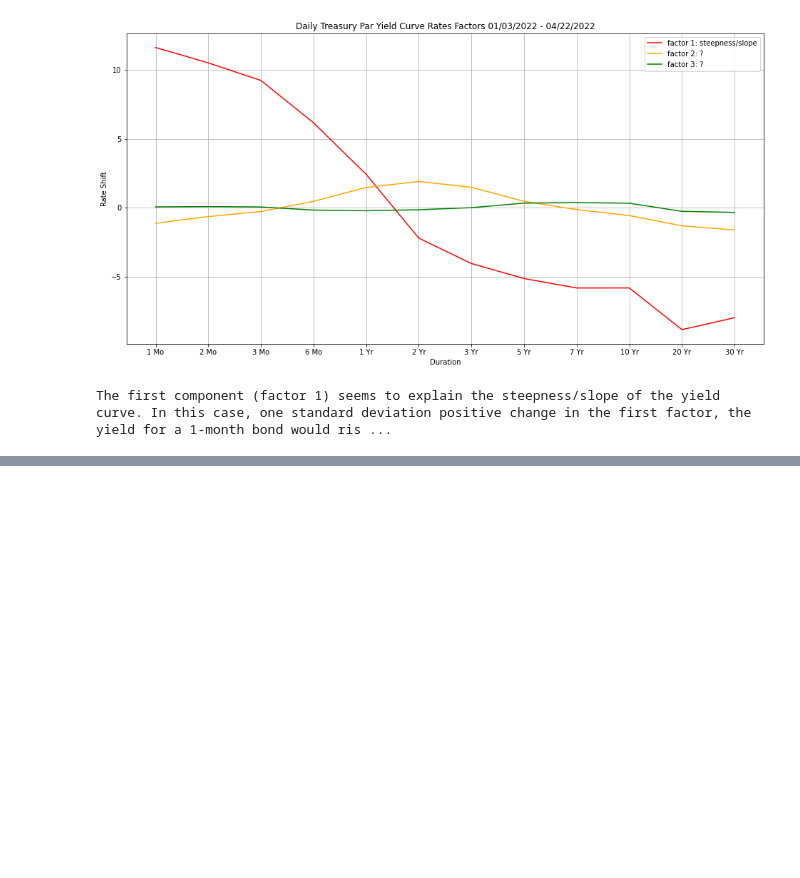
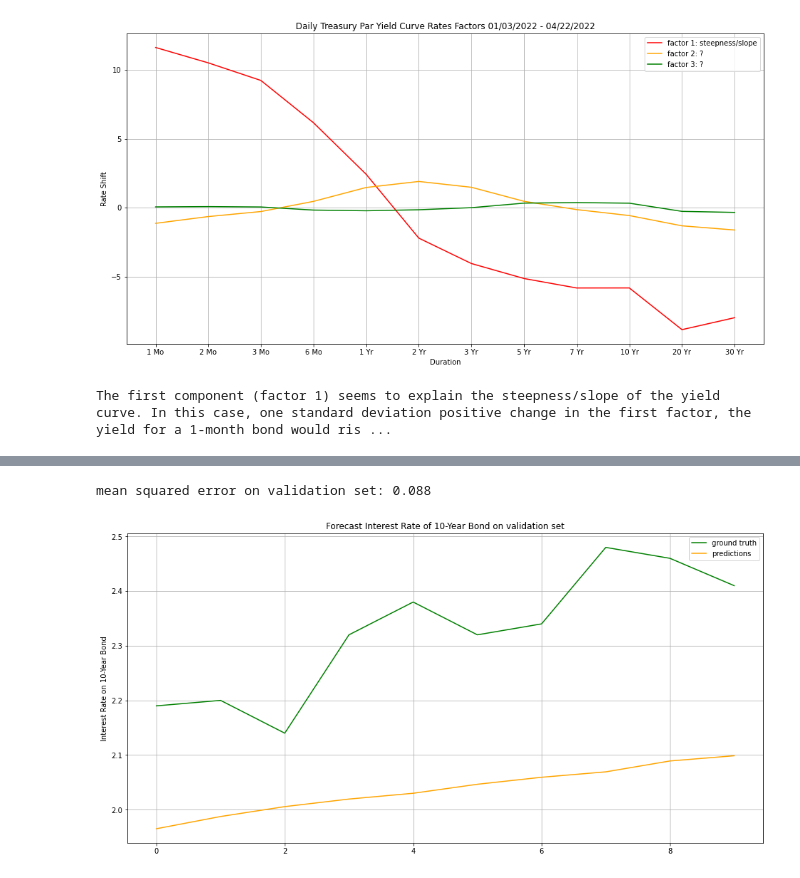
Before and after one commit to Wenbo-Git/Finance, a Jupyter notebook: Fixed Income/yield curves.ipynb, the cells around one changed output, grey strips where cells are left out. Saved outputs shown, nothing was run; the diff lists cells and outputs as text; code cells hidden in the pictures; blank space fills up the shorter version.

```diff
--- a/Fixed Income/yield curves.ipynb
+++ b/Fixed Income/yield curves.ipynb
@@ -162,0 +344,5 @@ The first component (factor 1) seems to explain the steepness/slope of the yield
+# %%
+forecast_interest_rate(model, X_val, y_val, "validation")
+# %% [output]
+mean squared error on validation set: 0.088
+[figure, added]
```
Also changed, not shown: parts of 23 cells of this notebook.
